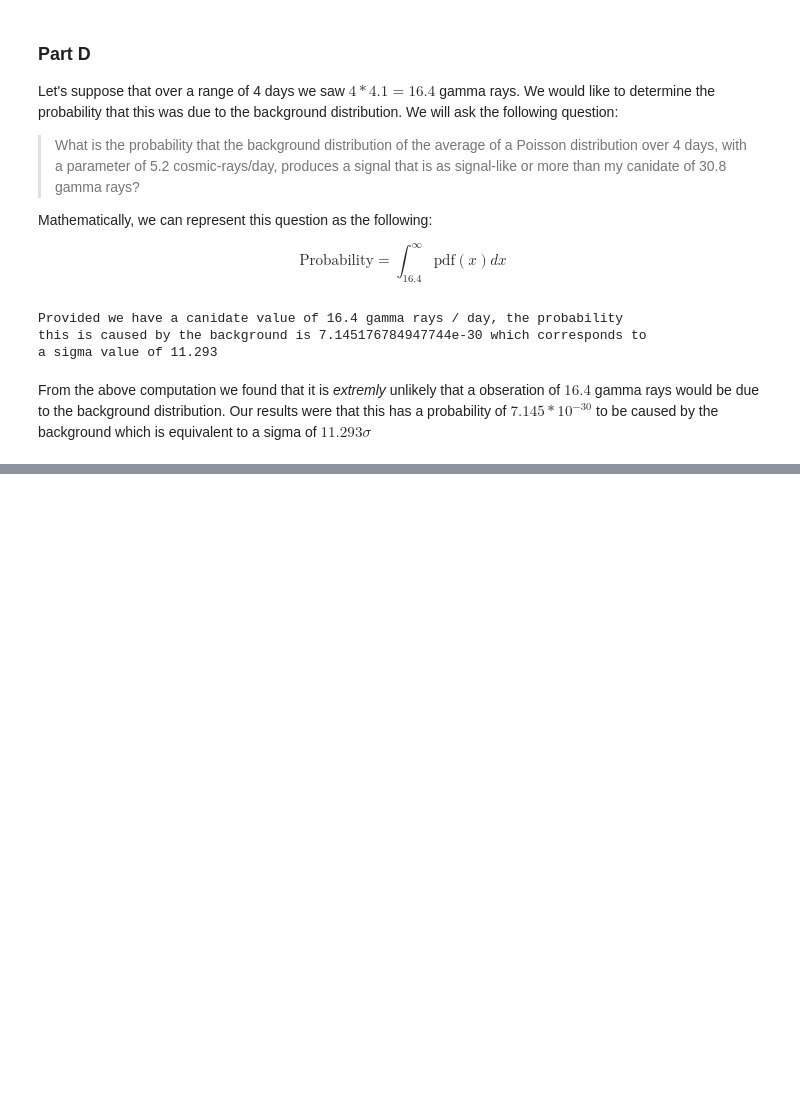
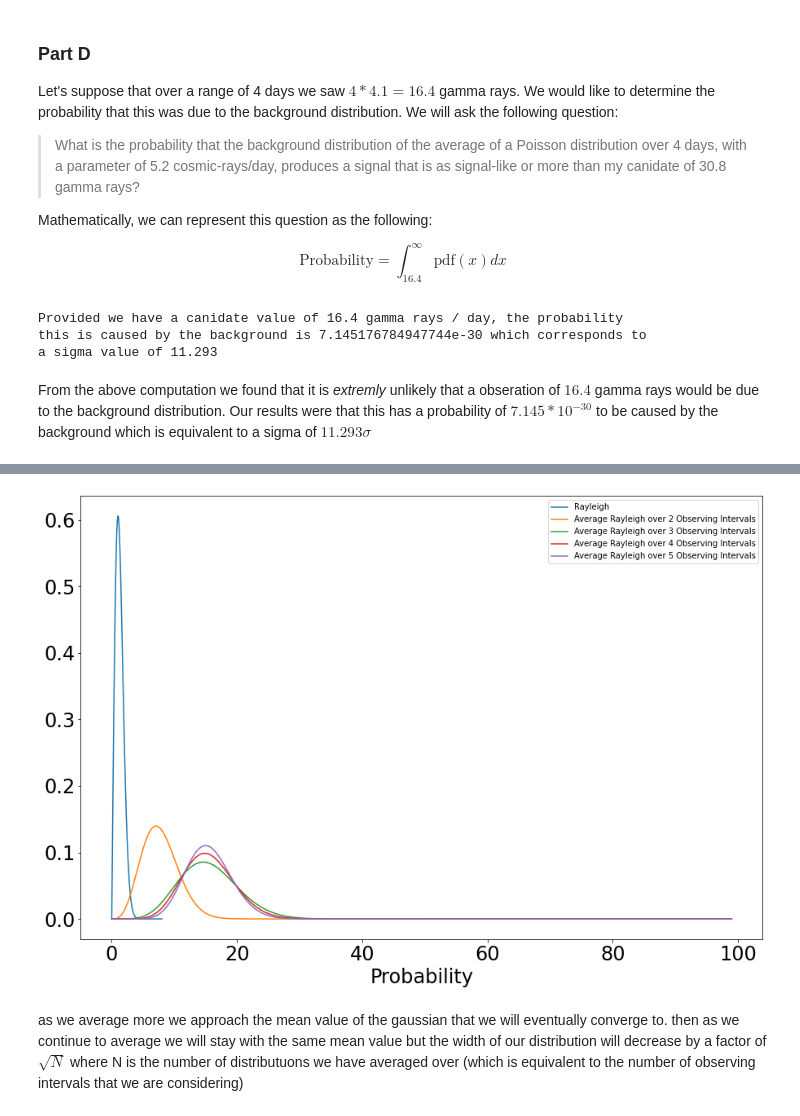
Before and after one commit to williamdolsen/phys434-21au, a Jupyter notebook: labs/lab2/lab2.ipynb, the cells around one changed output, grey strips where cells are left out. Saved outputs shown, nothing was run; the diff lists cells and outputs as text; code cells hidden in the pictures; blank space fills up the shorter version.

```diff
--- a/labs/lab2/lab2.ipynb
+++ b/labs/lab2/lab2.ipynb
@@ -187,2 +194,48 @@ From the above computation we found that it is _extremly_ unlikely that a obsera
+# %%
+def normalizer(x, y):
+    return np.sum(y) * calc_bin_width(x)
+
+def calc_bin_width(x):
+    return (x[-1] - x[0]) / len(x)
+
+# define our parameters
+xs_0_conv_ray_avg = np.linspace(0, 8, 100)
+probs_0_conv_ray_avg = stats.rayleigh.pdf(xs_0_conv_ray_avg)
+
+probs_1_conv_ray_avg = np.convolve(probs_0_conv_ray_avg, probs_0_conv_ray_avg)
+xs_1_conv_ray_avg = np.linspace(0, len(probs_1_conv_ray_avg)-1, len(probs_1_conv_ray_avg)) / 4
+
+probs_2_conv_ray_avg = np.convolve(probs_1_conv_ray_avg, probs_0_conv_ray_avg)
+xs_2_conv_ray_avg = np.linspace(0, len(probs_2_conv_ray_avg)-1, len(probs_2_conv_ray_avg)) / 3
+
+probs_3_conv_ray_avg = np.convolve(probs_2_conv_ray_avg, probs_0_conv_ray_avg)
+xs_3_conv_ray_avg = np.linspace(0, len(probs_3_conv_ray_avg)-1, len(probs_3_conv_ray_avg)) / 4
+
+probs_4_conv_ray_avg = np.convolve(probs_3_conv_ray_avg, probs_0_conv_ray_avg)
+xs_4_conv_ray_avg = np.linspace(0, len(probs_4_conv_ray_avg)-1, len(probs_4_conv_ray_avg)) / 5
+
+# normalize using the bin width
+probs_1_conv_ray_avg /= normalizer(xs_1_conv_ray_avg, probs_1_conv_ray_avg)
+probs_2_conv_ray_avg /= normalizer(xs_2_conv_ray_avg, probs_2_conv_ray_avg)
+probs_3_conv_ray_avg /= normalizer(xs_3_conv_ray_avg, probs_3_conv_ray_avg)
+probs_4_conv_ray_avg /= normalizer(xs_4_conv_ray_avg, probs_4_conv_ray_avg)
+
+# plot
+plt.plot(xs_0_conv_ray_avg, probs_0_conv_ray_avg, label=f'Rayleigh')
+plt.plot(xs_1_conv_ray_avg, probs_1_conv_ray_avg, label=f'Average Rayleigh over 2 Observing Intervals')
+plt.plot(xs_2_conv_ray_avg, probs_2_conv_ray_avg, label=f'Average Rayleigh over 3 Observing Intervals')
+plt.plot(xs_3_conv_ray_avg, probs_3_conv_ray_avg, label=f'Average Rayleigh over 4 Observing Intervals')
+plt.plot(xs_4_conv_ray_avg, probs_4_conv_ray_avg, label=f'Average Rayleigh over 5 Observing Intervals')
+
+plt.tick_params(labelsize=24)
+#plt.xlim(0, 8)
+plt.xlabel('Probability', fontdict={'size':24})
+plt.ylabel('', fontdict={'size':24})
+plt.legend()
+plt.show()
+# %% [output]
+[figure, added]
+# %% [markdown]
+as we average more we approach the mean value of the gaussian that we will eventually converge to.  then as we continue to average we will stay with the same mean value but the width of our distribution will decrease by a factor of $\sqrt{N}$ where N is the number of distributuons we have averaged over (which is equivalent to the number of observing intervals that we are considering)
 # %% [markdown]
 ## Problem 3
```
Also changed, not shown: parts of 21 cells of this notebook.
